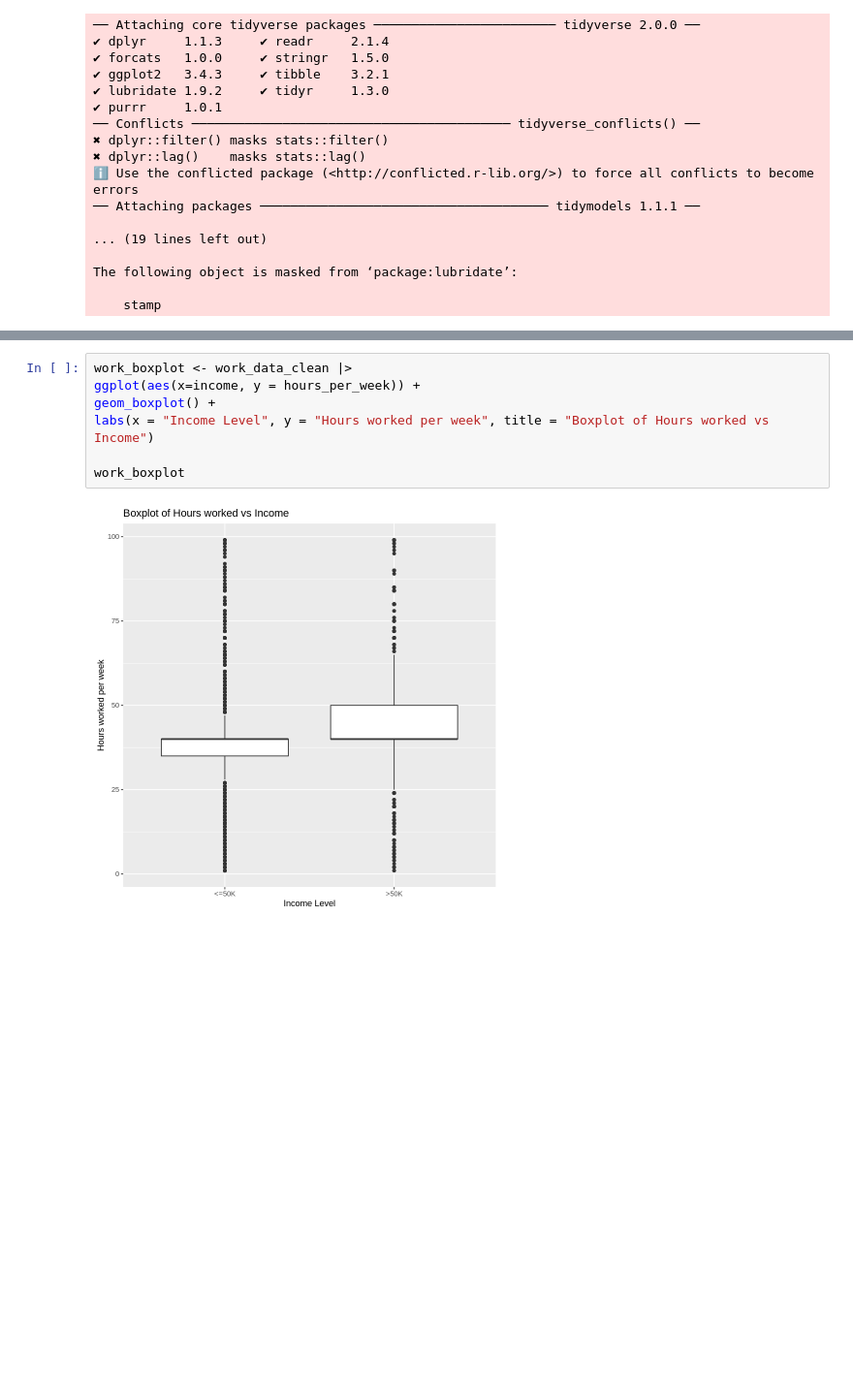
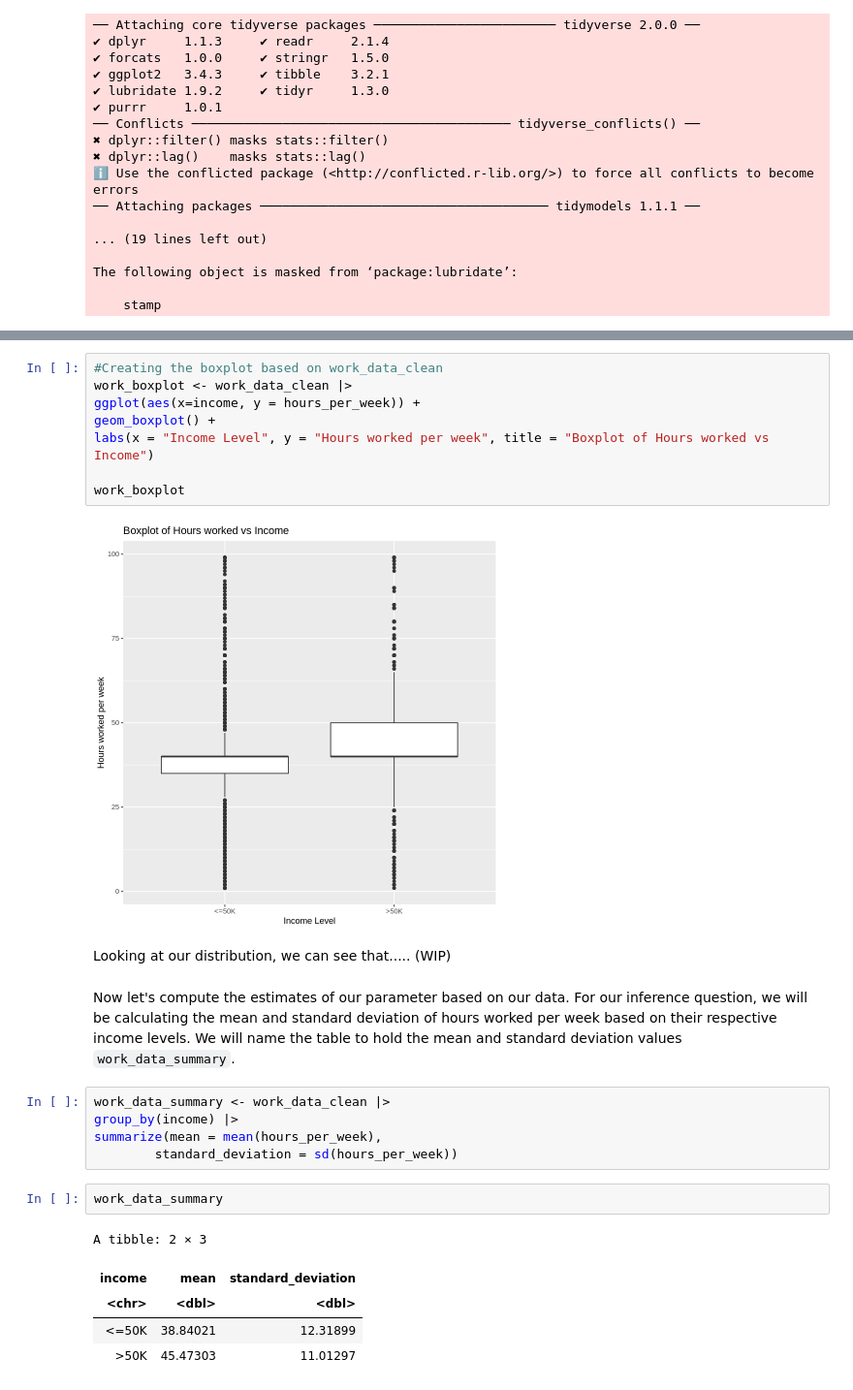
Before and after one commit to ggzggzggzggz/stat-201-2023w1-group-019, a Jupyter notebook: proposal_project.ipynb, the cells around one changed output, grey strips where cells are left out. Shown at 97% size. Drawn from its saved outputs; the diff is of its cells as text; blank space fills up the shorter version.

```diff
--- a/proposal_project.ipynb
+++ b/proposal_project.ipynb
@@ -96,4 +110,5 @@ A tibble: 32561 × 2
 # %%
+#Creating the boxplot based on work_data_clean
 work_boxplot <- work_data_clean |>
 ggplot(aes(x=income, y = hours_per_week)) +
 geom_boxplot() +
@@ -102,3 +117,20 @@ labs(x = "Income Level", y = "Hours worked per week", title = "Boxplot of Hours
 work_boxplot
 # %% [output]
 [figure]
+# %% [markdown]
+Looking at our distribution, we can see that..... (WIP)
+# %% [markdown]
+Now let's compute the estimates of our parameter based on our data. For our inference question, we will be calculating the mean and standard deviation of hours worked per week based on their respective income levels. We will name the table to hold the mean and standard deviation values `work_data_summary`.
+# %%
+work_data_summary <- work_data_clean |>
+group_by(income) |>
+summarize(mean = mean(hours_per_week),
+        standard_deviation = sd(hours_per_week))
+# %%
+work_data_summary
+# %% [output]
+A tibble: 2 × 3
+| income | mean | standard_deviation |
+| <chr> | <dbl> | <dbl> |
+| <=50K | 38.84021 | 12.31899 |
+| >50K | 45.47303 | 11.01297 |
```
Also changed, not shown: parts of 9 cells of this notebook.
